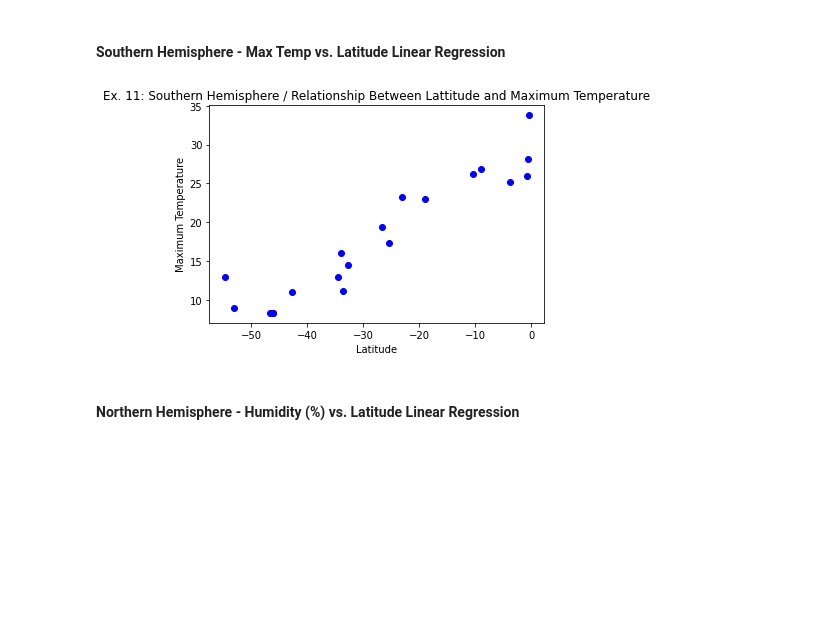
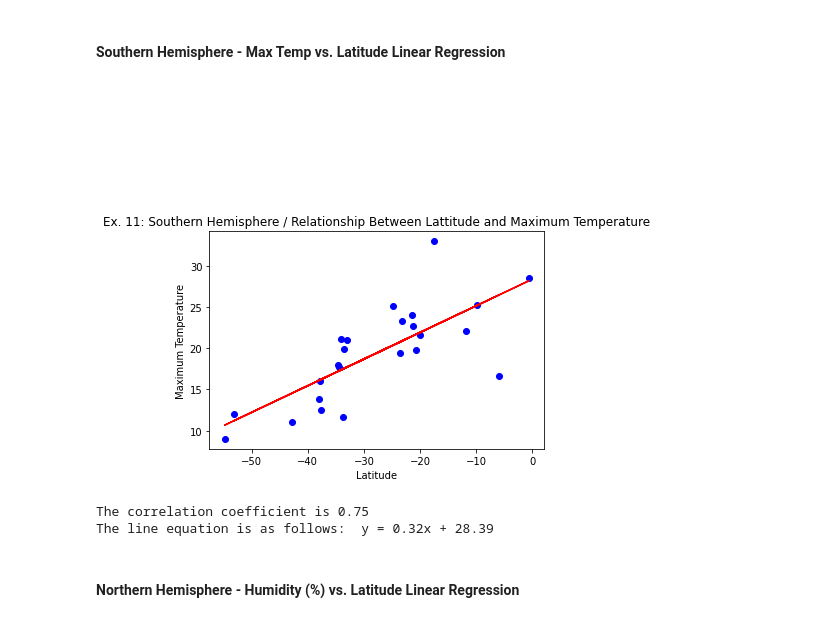
Before and after one commit to rodgerskent/pythonapi-challenge, a Jupyter notebook: WeatherPy/WeatherPy.ipynb, the cells around one changed output. Saved outputs shown, nothing was run; the diff lists cells and outputs as text; code cells hidden in the pictures; blank space fills up the shorter version.

```diff
--- a/WeatherPy/WeatherPy.ipynb
+++ b/WeatherPy/WeatherPy.ipynb
@@ -82,12 +82,12 @@ cities_df = pd.DataFrame(cities_df)
 print("Exhibit 1a: Cities in the project with a place to capture weather data")
 
 # set up additional columns to hold information
-cities_df['Lat'] = ""
-cities_df['Lng'] = ""
-cities_df['Temp Max'] = ""
-cities_df['Humidity'] = ""
-cities_df['Cloudiness'] = ""
-cities_df['Wind Speed'] = ""
+cities_df['Lat'] = 0
+cities_df['Lng'] = 0
+cities_df['Temp Max'] = 0
+cities_df['Humidity'] = 0
+cities_df['Cloudiness'] = 0
+cities_df['Wind Speed'] = 0
 cities_df['Country'] = ""
 cities_df['Date'] = ""
 cities_df.head()
@@ -185,7 +185 @@ Processing Record 60 of 629. City = tuatapere
 **Done running the first batch**
-# %%
-cities_df = cities_df.dropna(how='any')
-cities_df["Humidity"]= pd.to_numeric(cities_df["Humidity"])
-cities_df["Temp Max"]= pd.to_numeric(cities_df["Temp Max"])
-print("Exhibit 1b: Cities in the project with a place to capture weather data")
-cities_df.head()
@@ -199,0 +200,6 @@ Exhibit 1b: Cities in the project with a place to capture weather data
+# %%
+# Remove cities that did not have a full set of weather data available from the data frame
+print("Exhibit 1c: Cities with a full set of weather data")
+cities_df = cities_df.dropna()
+cities_df.to_csv("output_data/1cex_cleancities.csv", index=False, header=True)
+cities_df.head()
@@ -418,28 +442,30 @@ plt.show()
 # %%
 # Compare latitude to temperature
 
 x_axis = southern["Lat"]
 y_axis = southern["Temp Max"]
 
 plt.title("Ex. 11: Southern Hemisphere / Relationship Between Lattitude and Maximum Temperature")
 plt.xlabel("Latitude")
 plt.ylabel("Maximum Temperature")
 
 plt.scatter(x_axis, y_axis, marker="o", color="blue")
 
 # unable to perform regression because slope does not have a value ... 'float' object has not attribute 'shape'
-#(slope, intercept, rvalue, pvalue, stderr) = linregress(x_axis, y_axis)
-# regress_values = x_axis * slope + intercept
-# line_eq = "y = " + str(round(slope,2)) + "x + " + str(round(intercept,2))
-# plt.plot(x_axis,regress_values,"r-")
-# plt.annotate(line_eq,(0,50),fontsize=15,color="red")
+(slope, intercept, rvalue, pvalue, stderr) = linregress(x_axis.astype(float), y_axis.astype(float))
+regress_values = x_axis * slope + intercept
+line_eq = "y = " + str(round(slope,2)) + "x + " + str(round(intercept,2))
+plt.plot(x_axis,regress_values,"r-")
+plt.annotate(line_eq,(0,50),fontsize=15,color="red")
 plt.savefig("output_data/11chart_southlat2temp.png")
 plt.show()
 
-# print(f"The correlation coefficient is {round(st.pearsonr(x_axis,y_axis)[0],2)}")
-# print(f"The line equation is as follows:  {line_eq}")
+print(f"The correlation coefficient is {round(st.pearsonr(x_axis,y_axis)[0],2)}")
+print(f"The line equation is as follows:  {line_eq}")
 # %% [output]
-[figure, old version]
+[figure, new version]
+The correlation coefficient is 0.75
+The line equation is as follows:  y = 0.32x + 28.39
 # %% [markdown]
 ####  Northern Hemisphere - Humidity (%) vs. Latitude Linear Regression
 # %% [markdown]
```
Also changed, not shown: parts of 16 cells of this notebook.
